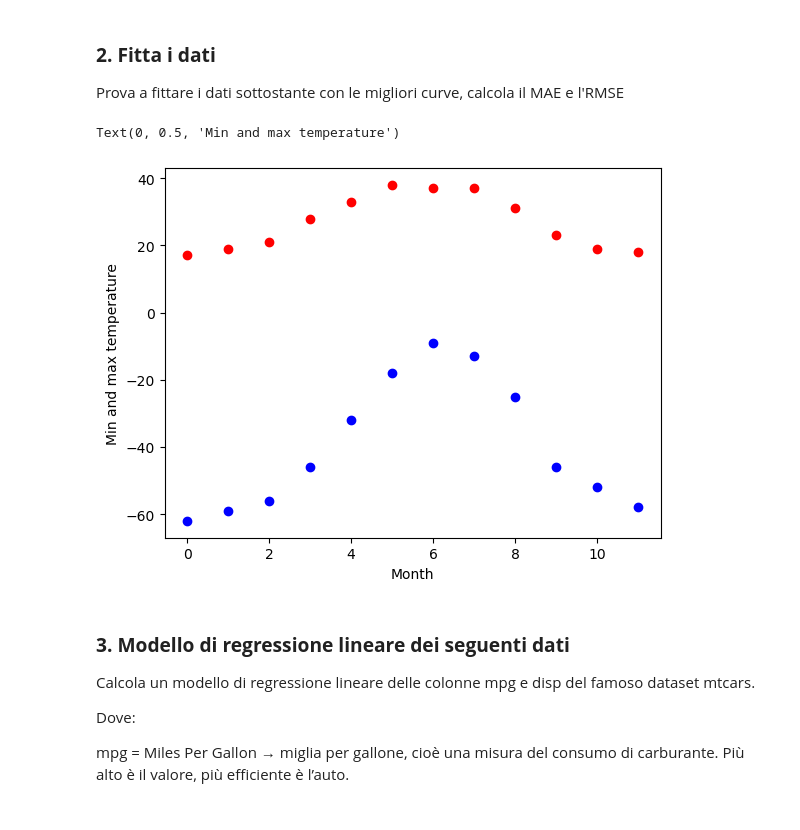
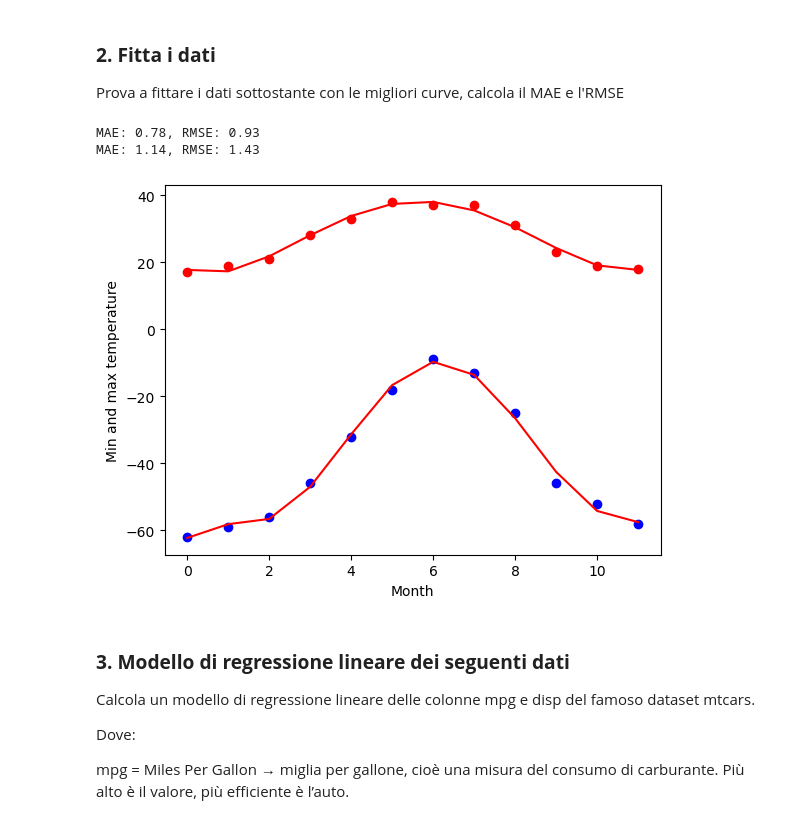
Before and after one commit to Suezooo/LabProgrammazione2, a Jupyter notebook: esercizi/6_Esercizi_lez_6.ipynb, the cells around one changed output. Drawn from its saved outputs; the diff is of its cells as text; code cells hidden in the pictures.

```diff
--- a/esercizi/6_Esercizi_lez_6.ipynb
+++ b/esercizi/6_Esercizi_lez_6.ipynb
@@ -19,16 +47,34 @@ Prova a fittare i dati sottostante con le migliori curve, calcola il MAE e l'RMS
 # %%
 import numpy as np
 temp_max = np.array([17, 19, 21, 28, 33, 38, 37, 37, 31, 23, 19, 18])
 temp_min = np.array([-62, -59, -56, -46, -32, -18, -9, -13, -25, -46, -52, -58])
 import matplotlib.pyplot as plt
 months = np.arange(12)
 plt.plot(months, temp_max, "ro")
 plt.plot(months, temp_min, "bo")
 plt.xlabel("Month")
 plt.ylabel("Min and max temperature")
+
+a = np.polyfit(months, temp_max, 4)
+b = np.polyval(a,months)
+plt.plot(months, b, "r-")
+
+
+c = np.polyfit(months, temp_min, 6)
+d = np.polyval(c,months)
+plt.plot(months, d, "r-")
+
+mae = np.mean(np.abs(temp_max - b))
+rmse = np.sqrt(np.mean((temp_max - b)**2))
+print(f"MAE: {mae:.2f}, RMSE: {rmse:.2f}")
+
+mae = np.mean(np.abs(temp_min - d))
+rmse = np.sqrt(np.mean((temp_min - d)**2))
+print(f"MAE: {mae:.2f}, RMSE: {rmse:.2f}")
 # %% [output]
-Text(0, 0.5, 'Min and max temperature')
+MAE: 0.78, RMSE: 0.93
+MAE: 1.14, RMSE: 1.43
-[figure, old version]
+[figure, new version]
 # %% [markdown]
 ### **3. Modello di regressione lineare dei seguenti dati**
 
```
Also changed, not shown: parts of 3 cells of this notebook.
